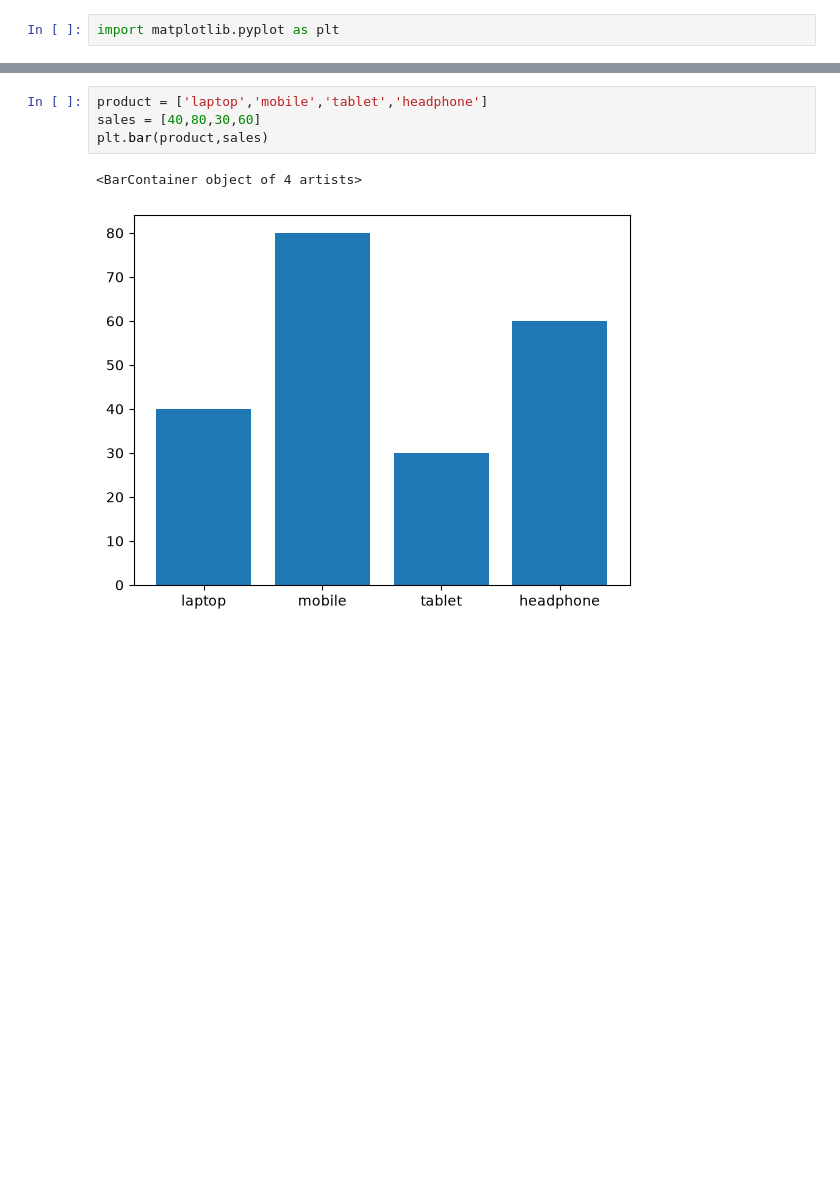
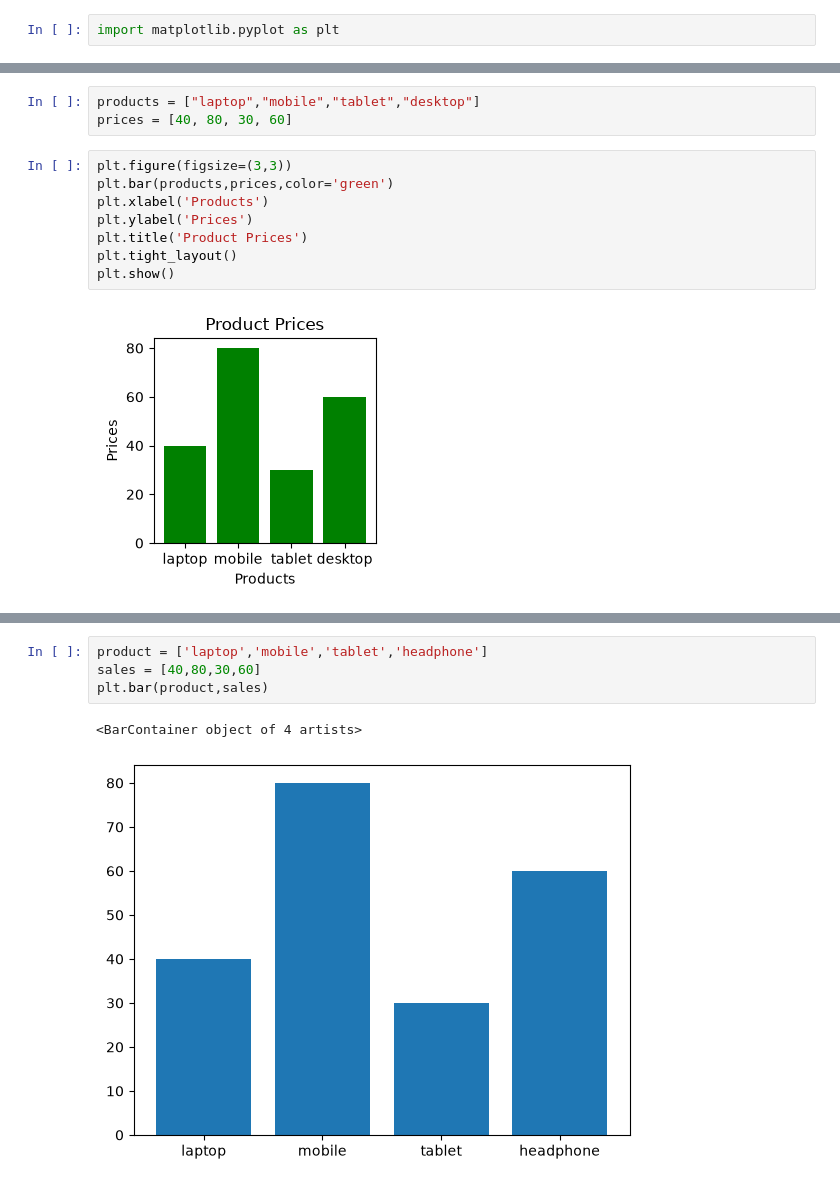
Before and after one commit to salonirajput0098-sudo/Machine_Learning, a Jupyter notebook: 1st_class.ipynb, the cells around one changed output, grey strips where cells are left out. Saved outputs shown, nothing was run; the diff lists cells and outputs as text; blank space fills up the shorter version.

```diff
--- a/1st_class.ipynb
+++ b/1st_class.ipynb
@@ -37,0 +350,13 @@ import matplotlib.pyplot as plt
+# %%
+products = ["laptop","mobile","tablet","desktop"]
+prices = [40, 80, 30, 60]
+# %%
+plt.figure(figsize=(3,3))
+plt.bar(products,prices,color='green')
+plt.xlabel('Products')
+plt.ylabel('Prices')
+plt.title('Product Prices')
+plt.tight_layout()
+plt.show()
+# %% [output]
+[figure, added]
```
Also changed, not shown: parts of 47 cells of this notebook.
